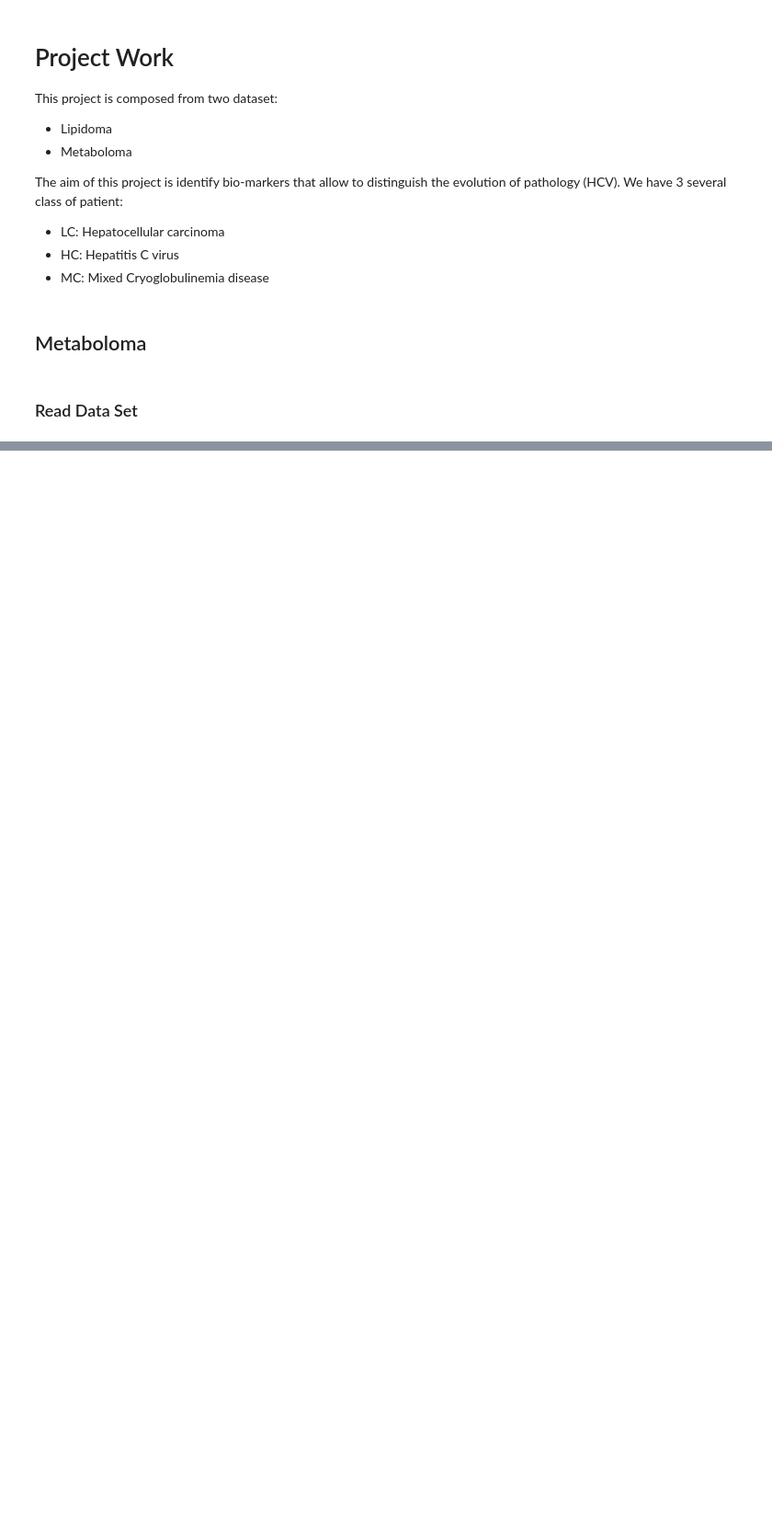
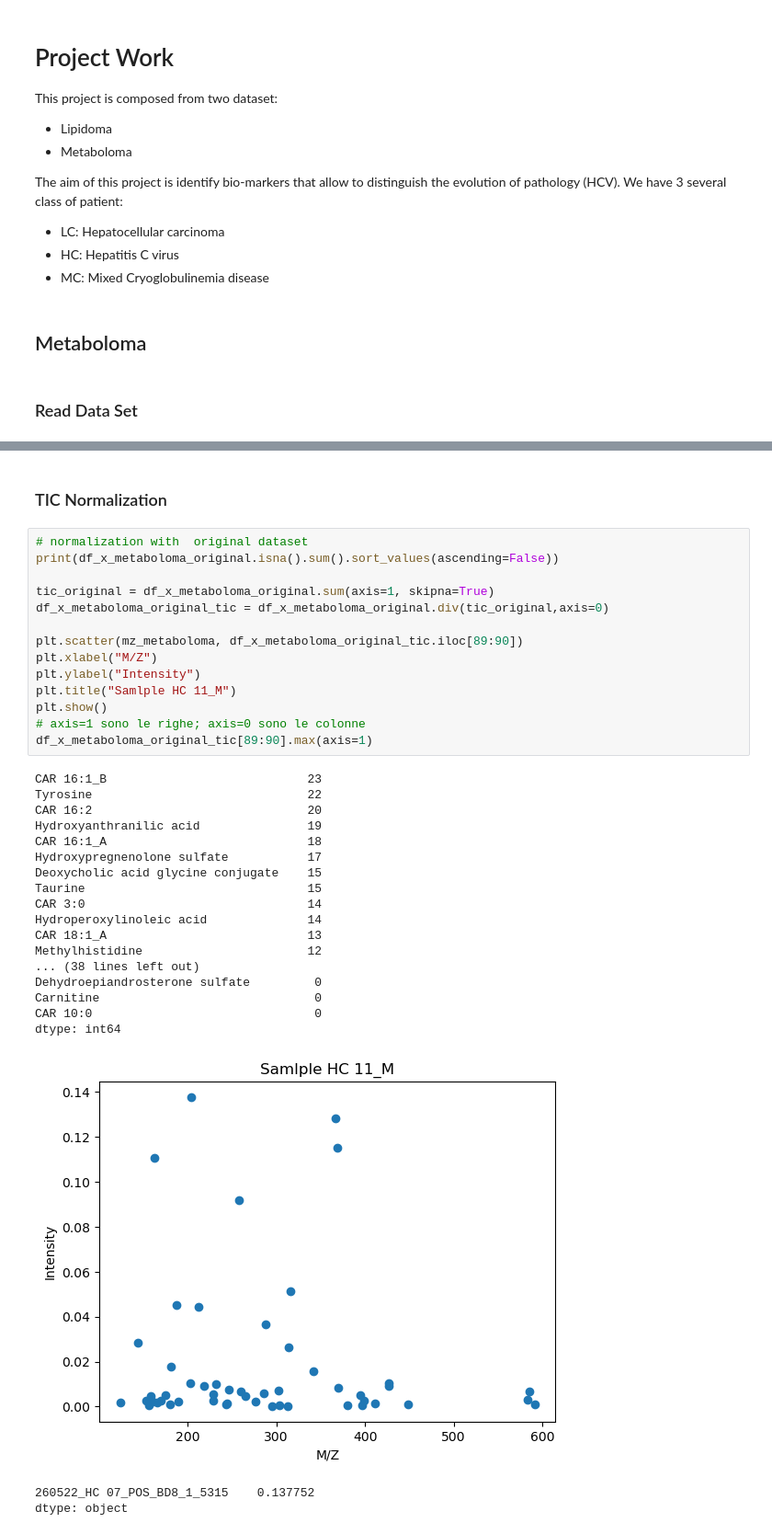
Before and after one commit to Bvs00/AI4ODA_projectwork, a Jupyter notebook: notebook_metaboloma.ipynb, the cells around one changed output, grey strips where cells are left out. Shown at 92% size. Cells and saved outputs as stored; diff of their text form; blank space fills up the shorter version.

```diff
--- a/notebook_metaboloma.ipynb
+++ b/notebook_metaboloma.ipynb
@@ -56,0 +126,37 @@ df_x_metaboloma
+# %% [markdown]
+### TIC Normalization
+# %%
+# normalization with  original dataset
+print(df_x_metaboloma_original.isna().sum().sort_values(ascending=False))
+
+tic_original = df_x_metaboloma_original.sum(axis=1, skipna=True)
+df_x_metaboloma_original_tic = df_x_metaboloma_original.div(tic_original,axis=0)
+
+plt.scatter(mz_metaboloma, df_x_metaboloma_original_tic.iloc[89:90])
+plt.xlabel("M/Z")
+plt.ylabel("Intensity")
+plt.title("Samlple HC 11_M")
+plt.show()
+# axis=1 sono le righe; axis=0 sono le colonne
+df_x_metaboloma_original_tic[89:90].max(axis=1)
+# %% [output]
+CAR 16:1_B                            23
+Tyrosine                              22
+CAR 16:2                              20
+Hydroxyanthranilic acid               19
+CAR 16:1_A                            18
+Hydroxypregnenolone sulfate           17
+Deoxycholic acid glycine conjugate    15
+Taurine                               15
+CAR 3:0                               14
+Hydroperoxylinoleic acid              14
+CAR 18:1_A                            13
+Methylhistidine                       12
+... (38 lines left out)
+Dehydroepiandrosterone sulfate         0
+Carnitine                              0
+CAR 10:0                               0
+dtype: int64
+[figure, added]
+260522_HC 07_POS_BD8_1_5315    0.137752
+dtype: object
```
Also changed, not shown: parts of 25 cells of this notebook.
